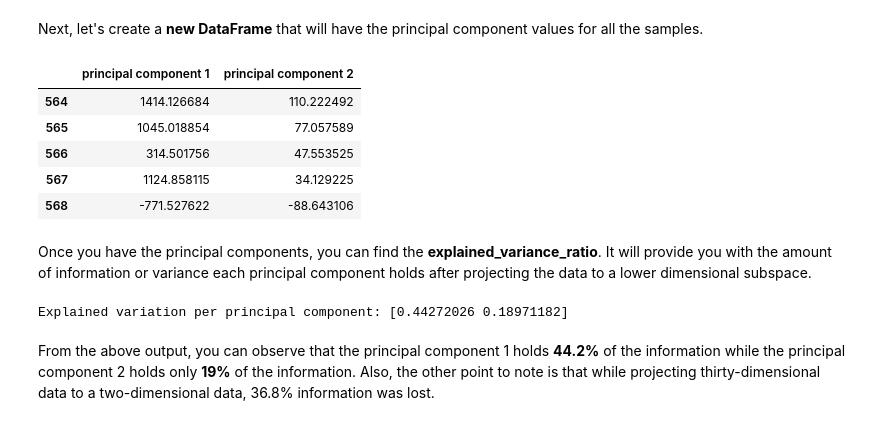
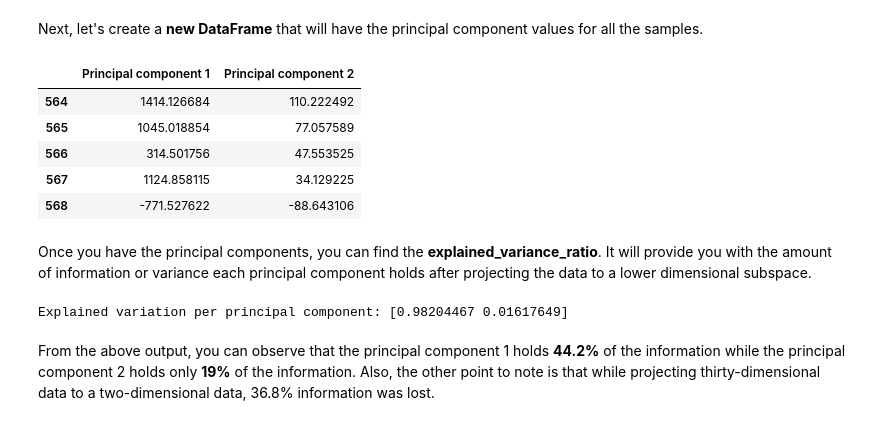
Before and after one commit to wojtekgradzinski/AISpring21, a Jupyter notebook: M3_Machine_Learning/D3 - PCA/03_Breast_Cancer_PCA.ipynb, the cells around one changed output. Saved outputs shown, nothing was run; the diff lists cells and outputs as text; code cells hidden in the pictures.

```diff
--- a/M3_Machine_Learning/D3 - PCA/03_Breast_Cancer_PCA.ipynb
+++ b/M3_Machine_Learning/D3 - PCA/03_Breast_Cancer_PCA.ipynb
@@ -173,10 +173,10 @@ principalComponents_breast = pca_bc.fit_transform(X)
 Next, let's create a **new DataFrame** that will have the principal component values for all the samples.
 # %%
 df_principal_breast = pd.DataFrame(data = principalComponents_breast
-             , columns = ['principal component 1', 'principal component 2'])
+             , columns = ['Principal component 1', 'Principal component 2'])
 df_principal_breast.tail()
 # %% [output]
-|  | principal component 1 | principal component 2 |
+|  | Principal component 1 | Principal component 2 |
 | 564 | 1414.126684 | 110.222492 |
 | 565 | 1045.018854 | 77.057589 |
 | 566 | 314.501756 | 47.553525 |
@@ -185,9 +185,9 @@ df_principal_breast.tail()
 # %% [markdown]
 Once you have the principal components, you can find the **explained_variance_ratio**. It will provide you with the amount of information or variance each principal component holds after projecting the data to a lower dimensional subspace.
 # %%
-print('Explained variation per principal component: {}'.format(pca_breast.explained_variance_ratio_))
+print('Explained variation per principal component: {}'.format(pca_bc.explained_variance_ratio_))
 # %% [output]
-Explained variation per principal component: [0.44272026 0.18971182]
+Explained variation per principal component: [0.98204467 0.01617649]
 # %% [markdown]
 From the above output, you can observe that the principal component 1 holds **44.2%** of the information while the principal component 2 holds only **19%** of the information. Also, the other point to note is that while projecting thirty-dimensional data to a two-dimensional data, 36.8% information was lost.
 # %% [markdown]
```
Also changed, not shown: parts of 1 cell of this notebook.
